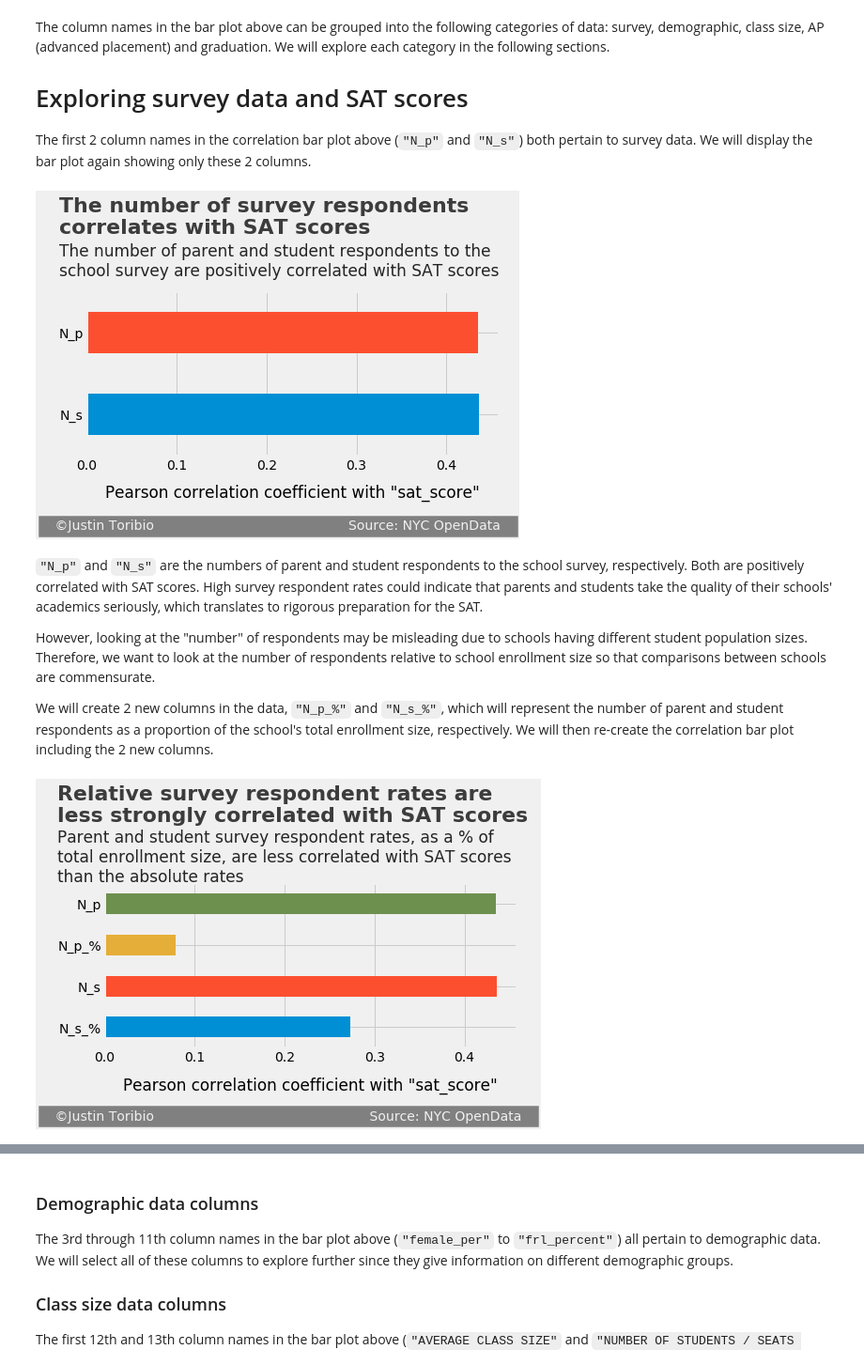
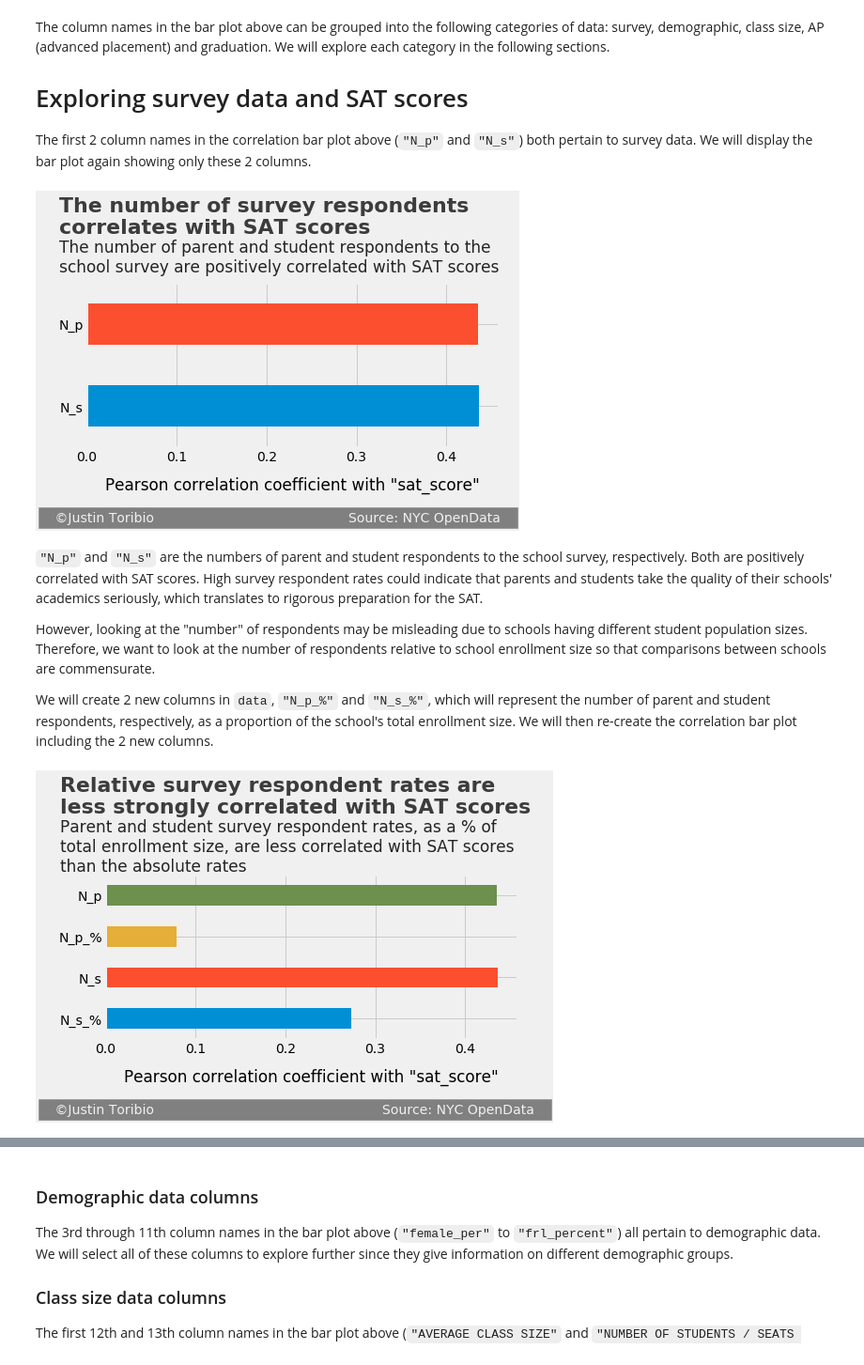
Before and after one commit to JustinToribio/analyzing-the-sat, a Jupyter notebook: notebooks/1.0-jt-analyze-the-sat.ipynb, the cells around one changed output, grey strips where cells are left out. Shown at 94% size. Saved outputs shown, nothing was run; the diff lists cells and outputs as text; code cells hidden in the pictures.

```diff
--- a/notebooks/1.0-jt-analyze-the-sat.ipynb
+++ b/notebooks/1.0-jt-analyze-the-sat.ipynb
@@ -320,68 +371,48 @@ The column names in the bar plot above can be grouped into the following categor
 
 The first 2 column names in the correlation bar plot above (`"N_p"` and `"N_s"`) both pertain to survey data.  We will display the bar plot again showing only these 2 columns.
 # %%
-# Assign the column names to view to a list
+# Assign the column names to be viewed and the text of the bar plot to
+# variables.
 columns = ["N_s", "N_p"]
-
-# Assign the text of the bar plot to variables.
 title = ("The number of survey respondents\n"
          "correlates with SAT scores")
 subtitle = ("The number of parent and student respondents to the\n"
             "school survey are positively correlated with SAT scores\n")
 x_axis_label = 'Pearson correlation coefficient with "sat_score"'
-signature = (
-    "   ©Justin Toribio                          "
-    "                    Source: NYC OpenData   "
-)
 
-# Create the bar plot, add the text and display the plot.
-plt.close("all")
-style.use("fivethirtyeight")
-graph = filtered_correlations[columns].plot.barh(figsize=[7,3])
-graph.set_xlabel(x_axis_label, labelpad=13)
-graph.text(s=title, x=-.03, y=2.2, fontsize=22, weight="bold", alpha=.75)
-graph.text(s=subtitle, x=-.03, y=1.45, fontsize=17, alpha=.85)
-graph.text(s=signature, x=-.049, y=-1.4, fontsize=14, color="#f0f0f0",
-           backgroundcolor="grey")
-plt.show()
+# Create and display the bar plot.
+corr_bar_plot(data, "sat_score", columns=columns,
+              fig_size=[7,3], x_axis_label=x_axis_label,
+              title=title, title_y_adj=-2.9, title_x_adj=-.03,
+              sub=subtitle, sub_y_adj=-1.6, sub_x_adj=-.03,
+              sig_y_adj=-1.4, sig_x_adj=-.049, sig_space_adj=44)
 # %% [output]
-[figure, old version]
+[figure, new version]
 # %% [markdown]
 `"N_p"` and `"N_s"` are the numbers of parent and student respondents to the school survey, respectively.  Both are positively correlated with SAT scores.  High survey respondent rates could indicate that parents and students take the quality of their schools' academics seriously, which translates to rigorous preparation for the SAT.
 
 However, looking at the "number" of respondents may be misleading due to schools having different student population sizes.  Therefore, we want to look at the number of respondents relative to school enrollment size so that comparisons between schools are commensurate.
 
-We will create 2 new columns in the data, `"N_p_%"` and `"N_s_%"`, which will represent the number of parent and student respondents as a proportion of the school's total enrollment size, respectively.  We will then re-create the correlation bar plot including the 2 new columns.
+We will create 2 new columns in `data`, `"N_p_%"` and `"N_s_%"`, which will represent the number of parent and student respondents, respectively, as a proportion of the school's total enrollment size.  We will then re-create the correlation bar plot including the 2 new columns.
 # %%
-# Assign the column names to view to a list, add the new columns to
-# "data" and re-calculate the correlations dataset.
-columns = ["N_s_%", "N_s", "N_p_%", "N_p"]
+# Add the new columns to "data", assign the column names to be viewed
+# and the text of the bar plot to variables.
 data["N_p_%"] = data["N_p"] / data["total_enrollment"]
 data["N_s_%"] = data["N_s"] / data["total_enrollment"]
-correlations = data.corr()["sat_score"]
-
-# Assign the text of the bar plot to variables.
+columns = ["N_s_%", "N_s", "N_p_%", "N_p"]
 title = ("Relative survey respondent rates are\n"
          "less strongly correlated with SAT scores")
 subtitle = ("Parent and student survey respondent rates, as a % of\n"
             "total enrollment size, are less correlated with SAT scores\n"
             "than the absolute rates")
 x_axis_label = 'Pearson correlation coefficient with "sat_score"'
-signature = (
-    "   ©Justin Toribio                            "
-    "                       Source: NYC OpenData   "
-)
 
-# Create the bar plot, add the text and display the plot.
-plt.close("all")
-style.use("fivethirtyeight")
-graph = correlations[columns].plot.barh(figsize=[7,3])
-graph.set_xlabel(x_axis_label, labelpad=13)
-graph.text(s=title, x=-.052, y=5, fontsize=22, weight="bold", alpha=.75)
-graph.text(s=subtitle, x=-.052, y=3.55, fontsize=17, alpha=.85)
-graph.text(s=signature, x=-.069, y=-2.25, fontsize=14, color="#f0f0f0",
-           backgroundcolor="grey")
-plt.show()
+# Create and display the bar plot.
+corr_bar_plot(data, "sat_score", columns=columns,
+              fig_size=[7,3], x_axis_label=x_axis_label,
+              title=title, title_y_adj=0, title_x_adj=-.05,
+              sub=subtitle, sub_y_adj=.6, sub_x_adj=-.05,
+              sig_y_adj=-2.3, sig_x_adj=-.07, sig_space_adj=52)
 # %% [output]
-[figure, old version]
+[figure, new version]
 # %% [markdown]
```
Also changed, not shown: parts of 8 cells of this notebook.
